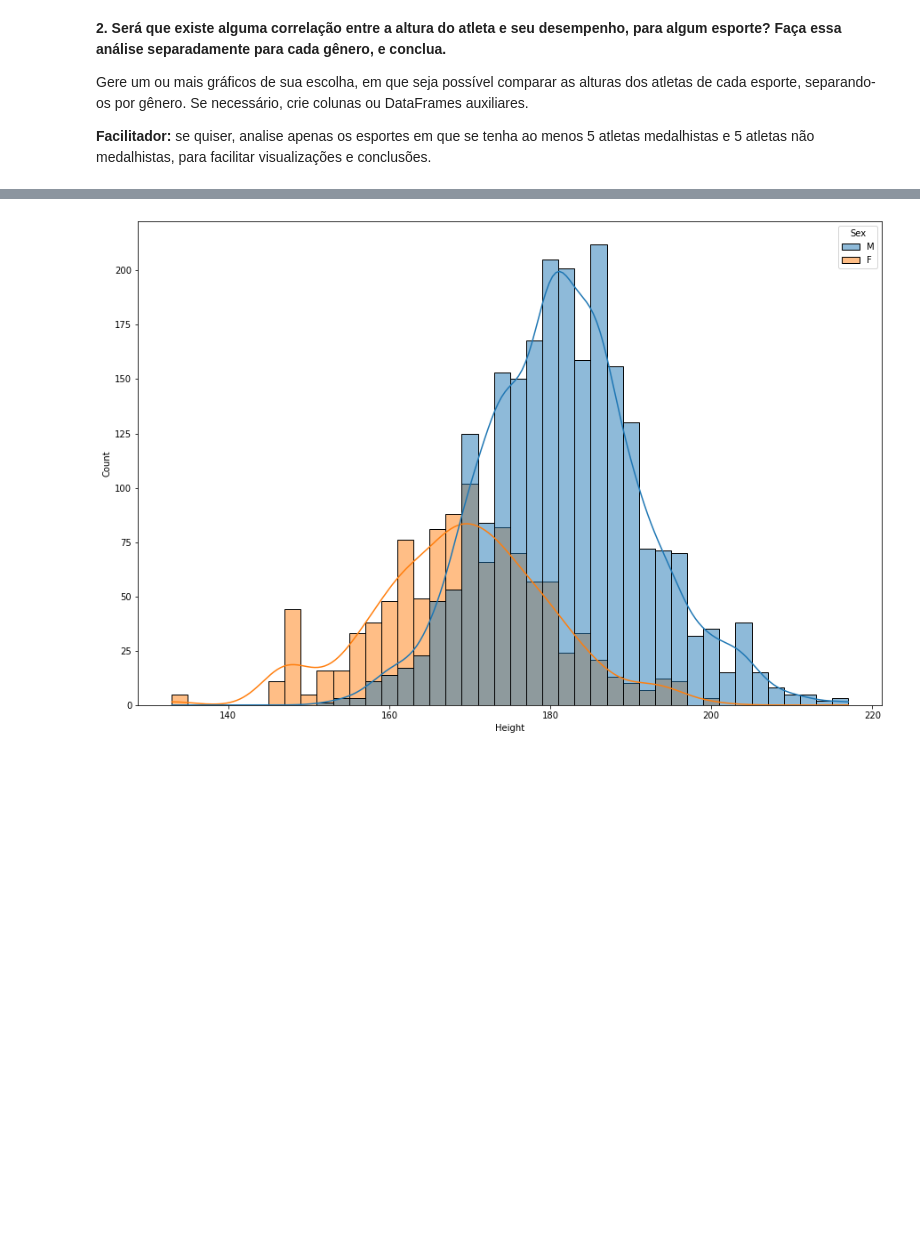
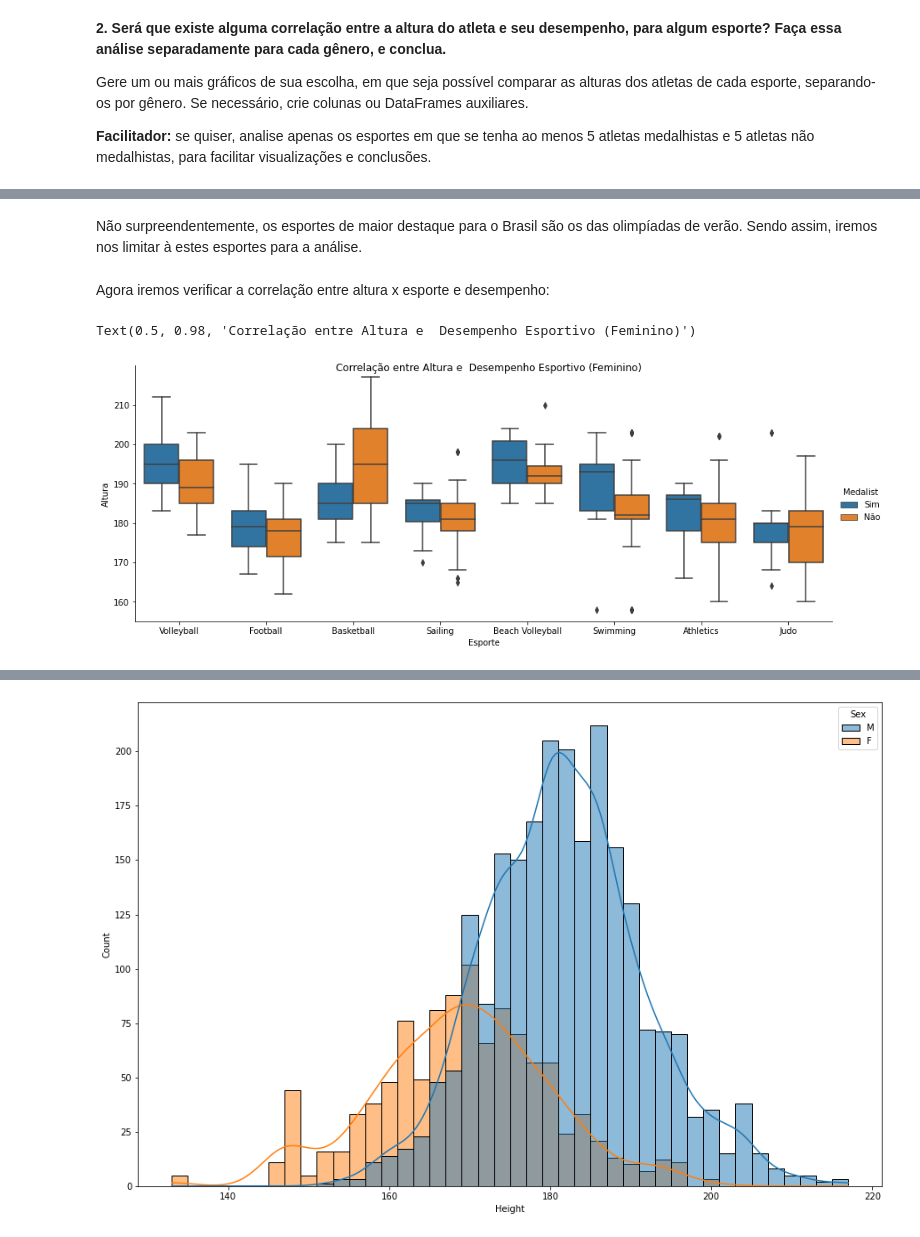
Before and after one commit to vmendes93/projeto_final_modulo_5, a Jupyter notebook: Projeto Final.ipynb, the cells around one changed output, grey strips where cells are left out. Cells and saved outputs as stored; diff of their text form; code cells hidden in the pictures; blank space fills up the shorter version.

```diff
--- a/Projeto Final.ipynb
+++ b/Projeto Final.ipynb
@@ -122,9 +122,9 @@ br_df.insert(15, 'Medal_numerical', br_df['Medal'])
 # %%
-br_df['Medal_numerical'] = br_df['Medal'].fillna(0)
-br_df['Medal_numerical'] = br_df['Medal_numerical'].replace({0:0, 'Bronze':1, 'Silver':2, 'Gold':3})
-br_df['Medal_numerical'] = pd.Categorical(br_df['Medal_numerical'], [0, 1, 2, 3], ordered=True)
+br_df['Medalist'] = br_df['Medal'].fillna(0)
+br_df['Medalist'] = br_df['Medalist'].replace({0:'Não', 'Bronze':'Sim', 'Silver':'Sim', 'Gold':'Sim'})
+br_df['Medalist'] = pd.Categorical(br_df['Medalist'], ['Sim', 'Não'], ordered=True)
 
-br_df.head(10)
+br_df.head(10);
 # %% [output]
 A value is trying to be set on a copy of a slice from a DataFrame.
 Try using .loc[row_indexer,col_indexer] = value instead
@@ -165,0 +153,3 @@ plt.show()
+# %%
+br_df_M = br_df[br_df['Sex'] == 'M']
+br_df_F = br_df[br_df['Sex'] == 'F']
@@ -165,0 +175,3 @@ plt.show()
+# %%
+br_df_M[br_df_M['Height'].isna()] = br_df_M[br_df_M['Height'].isna()].replace(np.nan, br_df_M['Height'].median())
+br_df_F[br_df_F['Height'].isna()] = br_df_F[br_df_F['Height'].isna()].replace(np.nan, br_df_F['Height'].median())
@@ -165,0 +206,21 @@ plt.show()
+# %% [markdown]
+Não surpreendentemente, os esportes de maior destaque para o Brasil são os das olimpíadas de verão. Sendo assim, iremos nos limitar à estes esportes para a análise.
+# %%
+summer_sports = ['Athletics', 'Basketball', 'Beach Volleyball', 'Football', 'Judo', 'Sailing', 'Swimming', 'Volleyball']
+final_data_M = br_df_M[br_df_M['Sport'].isin(summer_sports)]
+final_data_F = br_df_F[br_df_F['Sport'].isin(summer_sports)]
+# %% [markdown]
+Agora iremos verificar a correlação entre altura x esporte e desempenho:
+# %%
+g = sns.catplot(data=final_data_M,
+            x='Sport',
+            y='Height',
+            hue='Medalist',
+            kind='box',
+            aspect=2.5)
+
+g.set_axis_labels("Esporte", "Altura")
+g.fig.suptitle('Correlação entre Altura e  Desempenho Esportivo (Masculino)')
+# %% [output]
+Text(0.5, 0.98, 'Correlação entre Altura e  Desempenho Esportivo (Feminino)')
+[figure, added]
```
Also changed, not shown: parts of 22 cells of this notebook.
